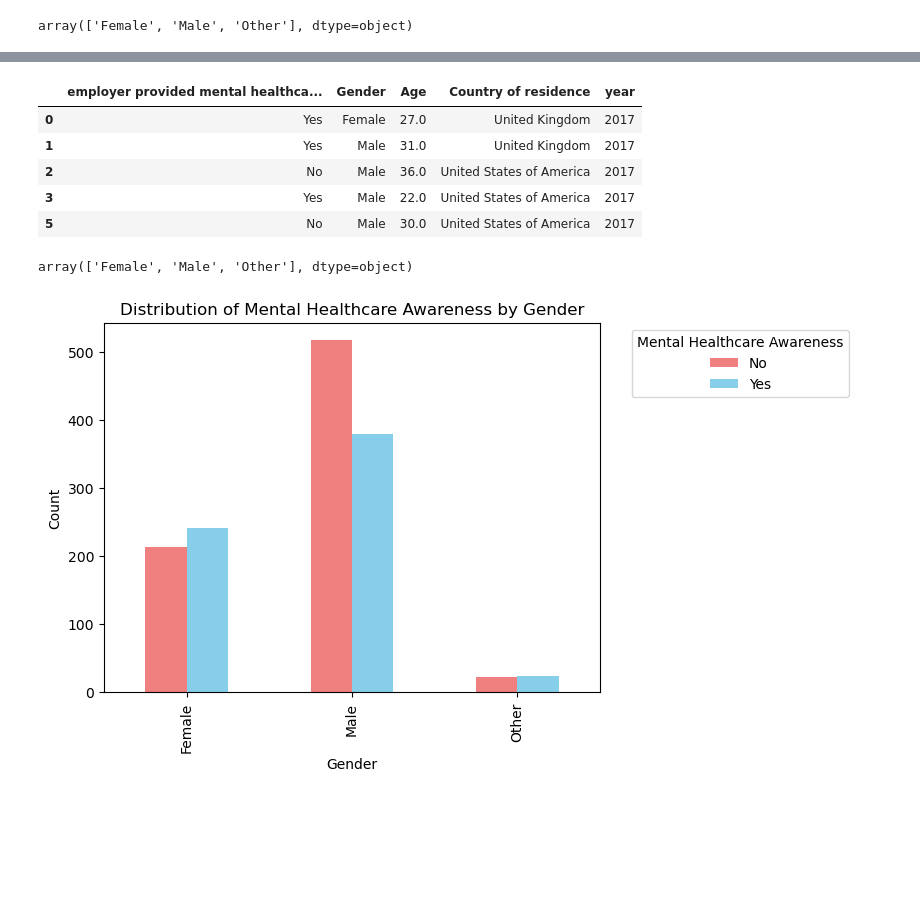
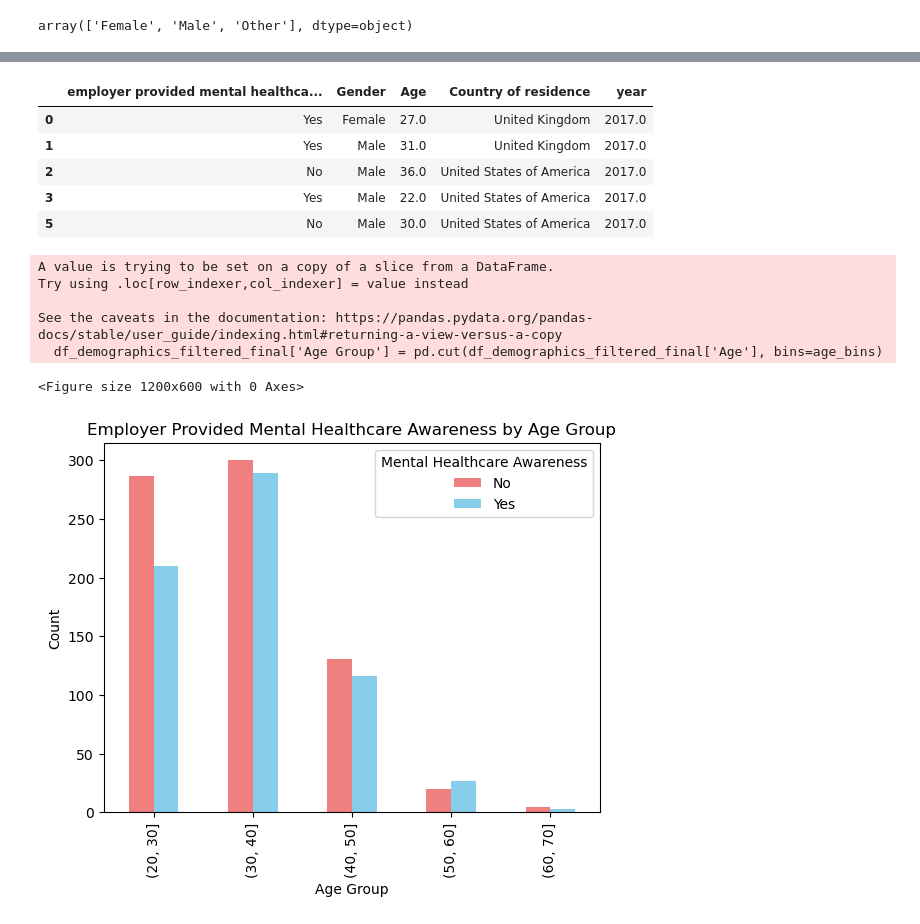
Before and after one commit to AthenOsterberg1995/Project-1---Mental-Health-in-Tech, a Jupyter notebook: Suhasini_Jampuram/code.ipynb, the cells around one changed output, grey strips where cells are left out. Saved outputs shown, nothing was run; the diff lists cells and outputs as text; code cells hidden in the pictures; blank space fills up the shorter version.

```diff
--- a/Suhasini_Jampuram/code.ipynb
+++ b/Suhasini_Jampuram/code.ipynb
@@ -107,6 +107,7 @@ df_demographics_filtered["Gender"].unique()
 array(['Female', 'Male', 'Other'], dtype=object)
 # %%
 df_demographics_filtered.loc[ : "Age"] = df_demographics_filtered[df_demographics_filtered["Age"] > 20]
+df_demographics_filtered_final = df_demographics_filtered.loc[ : "Age"]
 # %%
 output_file_path = "Output/df_demographics_filtered.csv"
 # %%
@@ -114,26 +125,30 @@ df_demographics_filtered.to_csv(output_file_path, index=False)
 # %%
-df_demographics_filtered.head()
+df_demographics_filtered_final.head()
 # %% [output]
 |  | employer provided mental healthca... | Gender | Age | Country of residence | year |
-| 0 | Yes | Female | 27.0 | United Kingdom | 2017 |
-| 1 | Yes | Male | 31.0 | United Kingdom | 2017 |
-| 2 | No | Male | 36.0 | United States of America | 2017 |
-| 3 | Yes | Male | 22.0 | United States of America | 2017 |
-| 5 | No | Male | 30.0 | United States of America | 2017 |
+| 0 | Yes | Female | 27.0 | United Kingdom | 2017.0 |
+| 1 | Yes | Male | 31.0 | United Kingdom | 2017.0 |
+| 2 | No | Male | 36.0 | United States of America | 2017.0 |
+| 3 | Yes | Male | 22.0 | United States of America | 2017.0 |
+| 5 | No | Male | 30.0 | United States of America | 2017.0 |
-# %%
-#x_axis = df_demographics_filtered['Gender'].unique.value_counts()
-#x_axis
-x_axis = df_demographics_filtered['Gender'].unique()
-y_axis = df_demographics_filtered.groupby("employer provided mental healthcare awareness").value_counts()
-# %% [output]
-array(['Female', 'Male', 'Other'], dtype=object)
 # %%
-grouped_data = df_demographics_filtered.groupby(['Gender', 'employer provided mental healthcare awareness']).size().unstack()
-grouped_data.plot(kind='bar', color=['lightcoral', 'skyblue'])
-plt.title('Distribution of Mental Healthcare Awareness by Gender')
-plt.xlabel('Gender')
+age_bins = [20, 30, 40, 50, 60, 70]
+df_demographics_filtered_final['Age Group'] = pd.cut(df_demographics_filtered_final['Age'], bins=age_bins)
+
+#Chart plotting
+plt.figure(figsize=(12, 6))
+df_grouped = df_demographics_filtered_final.groupby(['Age Group', 'employer provided mental healthcare awareness']).size().unstack()
+df_grouped.plot(kind='bar', color=['lightcoral', 'skyblue'])
+plt.title('Employer Provided Mental Healthcare Awareness by Age Group')
+plt.xlabel('Age Group')
 plt.ylabel('Count')
-plt.legend(title='Mental Healthcare Awareness', bbox_to_anchor=(1.05, 1), loc='upper left')
+plt.legend(title='Mental Healthcare Awareness', loc='upper right')
 plt.show()
 # %% [output]
+A value is trying to be set on a copy of a slice from a DataFrame.
+Try using .loc[row_indexer,col_indexer] = value instead
+
+See the caveats in the documentation: https://pandas.pydata.org/pandas-docs/stable/user_guide/indexing.html#returning-a-view-versus-a-copy
+  df_demographics_filtered_final['Age Group'] = pd.cut(df_demographics_filtered_final['Age'], bins=age_bins)
+<Figure size 1200x600 with 0 Axes>
-[figure, old version]
+[figure, new version]
```
Also changed, not shown: parts of 2 cells of this notebook, 1 other file.
